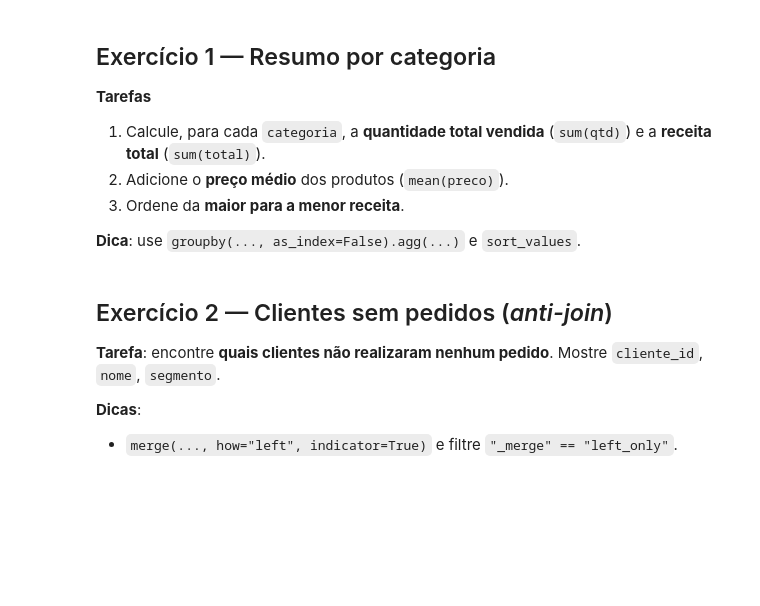
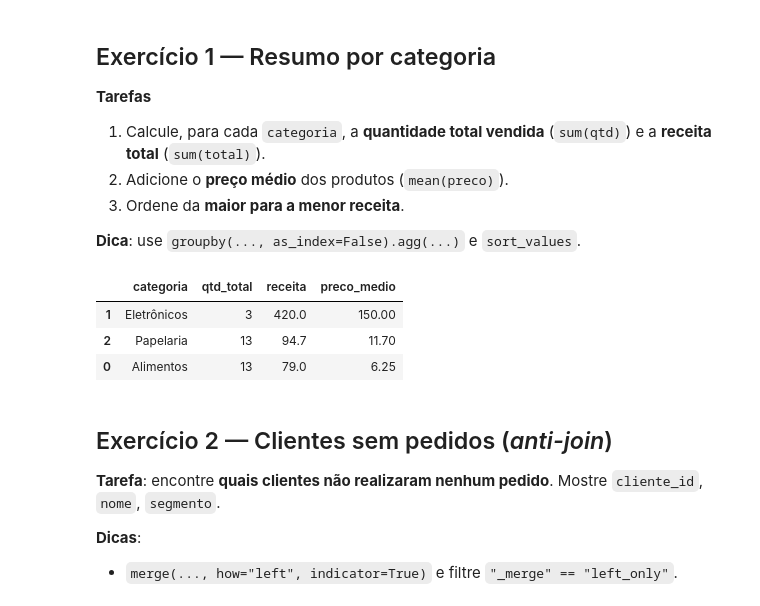
Before and after one commit to renanaqn/DCA3501_Data_Science, a Jupyter notebook: notebooks/notebook_07_-_intro_pandas_parte_1.ipynb, the cells around one changed output. Cells and saved outputs as stored; diff of their text form; code cells hidden in the pictures; blank space fills up the shorter version.

```diff
--- a/notebooks/notebook_07_-_intro_pandas_parte_1.ipynb
+++ b/notebooks/notebook_07_-_intro_pandas_parte_1.ipynb
@@ -945,6 +1112,15 @@ clientes, pedidos
 **Dica**: use `groupby(..., as_index=False).agg(...)` e `sort_values`.
 # %%
 # Espaço para respostas dos Exercícios propostos:
+(df_prod
+ .groupby("categoria", as_index=False)
+ .agg(qtd_total=("qtd","sum"), receita=("total","sum"), preco_medio=("preco","mean"))
+ .sort_values("receita", ascending=False))
+# %% [output]
+|  | categoria | qtd_total | receita | preco_medio |
+| 1 | Eletrônicos | 3 | 420.0 | 150.00 |
+| 2 | Papelaria | 13 | 94.7 | 11.70 |
+| 0 | Alimentos | 13 | 79.0 | 6.25 |
 # %% [markdown]
 ## Exercício 2 — Clientes sem pedidos (*anti-join*)
 **Tarefa**: encontre **quais clientes não realizaram nenhum pedido**. Mostre `cliente_id`, `nome`, `segmento`.
```
Also changed, not shown: parts of 26 cells of this notebook.
